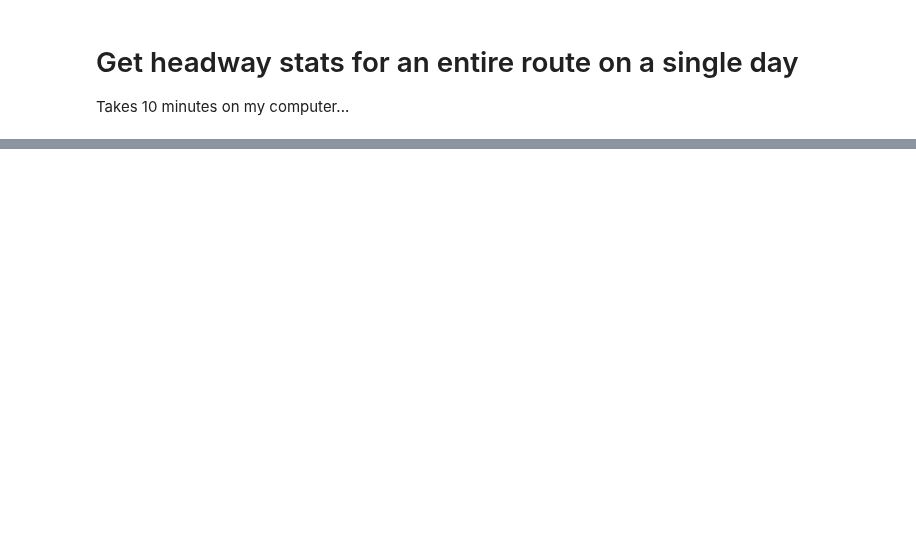
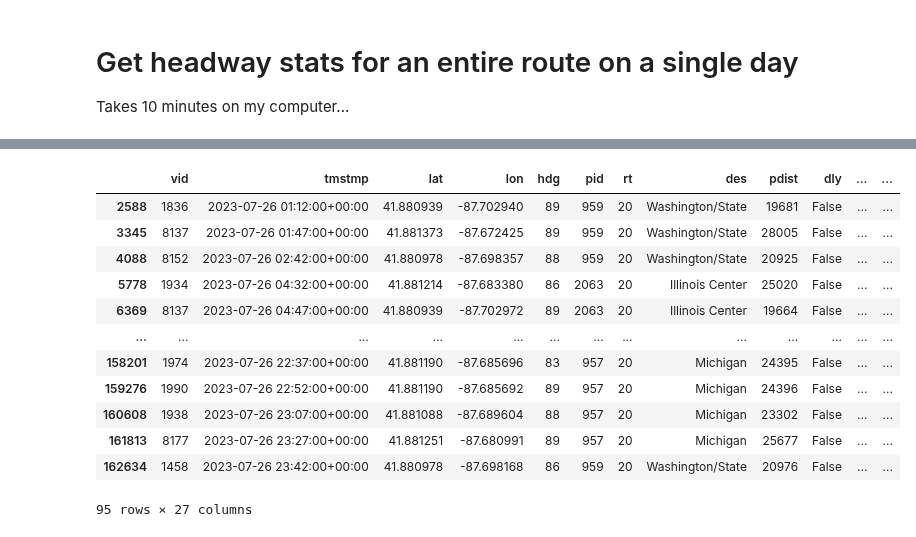
Before and after one commit to kristenhahn/cta_bus_tracker_exploration, a Jupyter notebook: all_headways_all_stops_single_route.ipynb, the cells around one changed output, grey strips where cells are left out. Cells and saved outputs as stored; diff of their text form; code cells hidden in the pictures; blank space fills up the shorter version.

```diff
--- a/all_headways_all_stops_single_route.ipynb
+++ b/all_headways_all_stops_single_route.ipynb
@@ -188,0 +328,18 @@ scheduled_headways
+# %%
+# Remove rows without headways (first bus in each active service time)
+actual_headways = actual_headways[actual_headways['est_headway'].notnull()]
+actual_headways
+# %% [output]
+|  | vid | tmstmp | lat | lon | hdg | pid | rt | des | pdist | dly | ... | ... |
+| 2588 | 1836 | 2023-07-26 01:12:00+00:00 | 41.880939 | -87.702940 | 89 | 959 | 20 | Washington/State | 19681 | False | ... | ... |
+| 3345 | 8137 | 2023-07-26 01:47:00+00:00 | 41.881373 | -87.672425 | 89 | 959 | 20 | Washington/State | 28005 | False | ... | ... |
+| 4088 | 8152 | 2023-07-26 02:42:00+00:00 | 41.880978 | -87.698357 | 88 | 959 | 20 | Washington/State | 20925 | False | ... | ... |
+| 5778 | 1934 | 2023-07-26 04:32:00+00:00 | 41.881214 | -87.683380 | 86 | 2063 | 20 | Illinois Center | 25020 | False | ... | ... |
+| 6369 | 8137 | 2023-07-26 04:47:00+00:00 | 41.880939 | -87.702972 | 89 | 2063 | 20 | Illinois Center | 19664 | False | ... | ... |
+| ... | ... | ... | ... | ... | ... | ... | ... | ... | ... | ... | ... | ... |
+| 158201 | 1974 | 2023-07-26 22:37:00+00:00 | 41.881190 | -87.685696 | 83 | 957 | 20 | Michigan | 24395 | False | ... | ... |
+| 159276 | 1990 | 2023-07-26 22:52:00+00:00 | 41.881190 | -87.685692 | 89 | 957 | 20 | Michigan | 24396 | False | ... | ... |
+| 160608 | 1938 | 2023-07-26 23:07:00+00:00 | 41.881088 | -87.689604 | 88 | 957 | 20 | Michigan | 23302 | False | ... | ... |
+| 161813 | 8177 | 2023-07-26 23:27:00+00:00 | 41.881251 | -87.680991 | 89 | 957 | 20 | Michigan | 25677 | False | ... | ... |
+| 162634 | 1458 | 2023-07-26 23:42:00+00:00 | 41.880978 | -87.698168 | 86 | 959 | 20 | Washington/State | 20976 | False | ... | ... |
+95 rows × 27 columns
```
Also changed, not shown: parts of 45 cells of this notebook, 5 other files.
